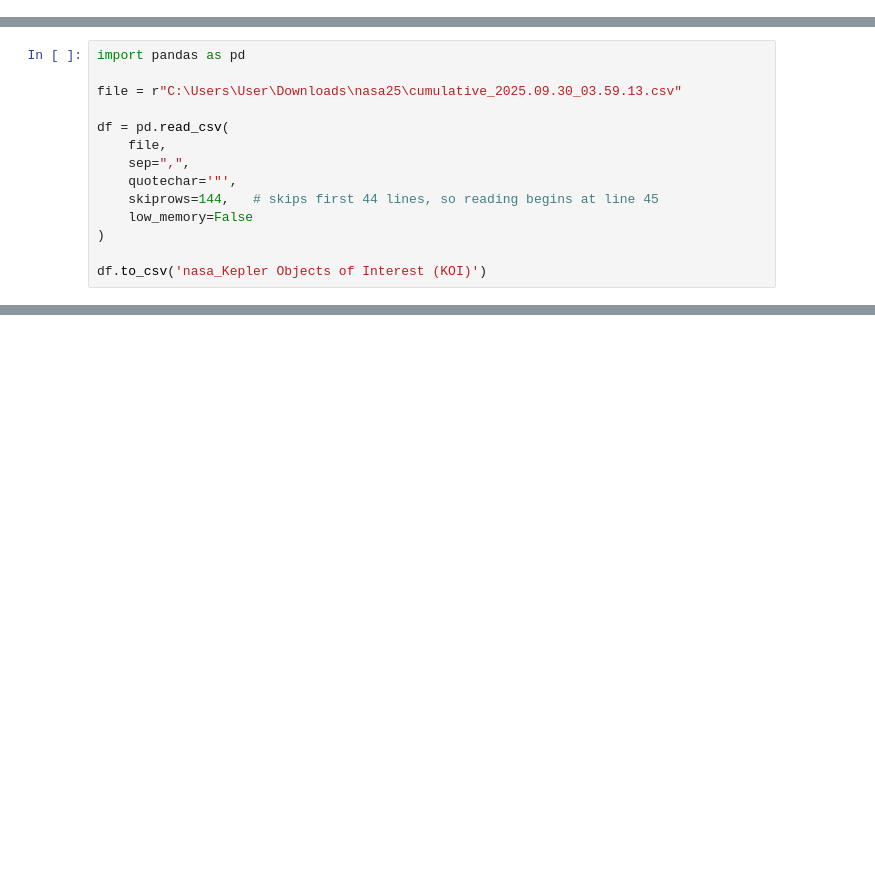
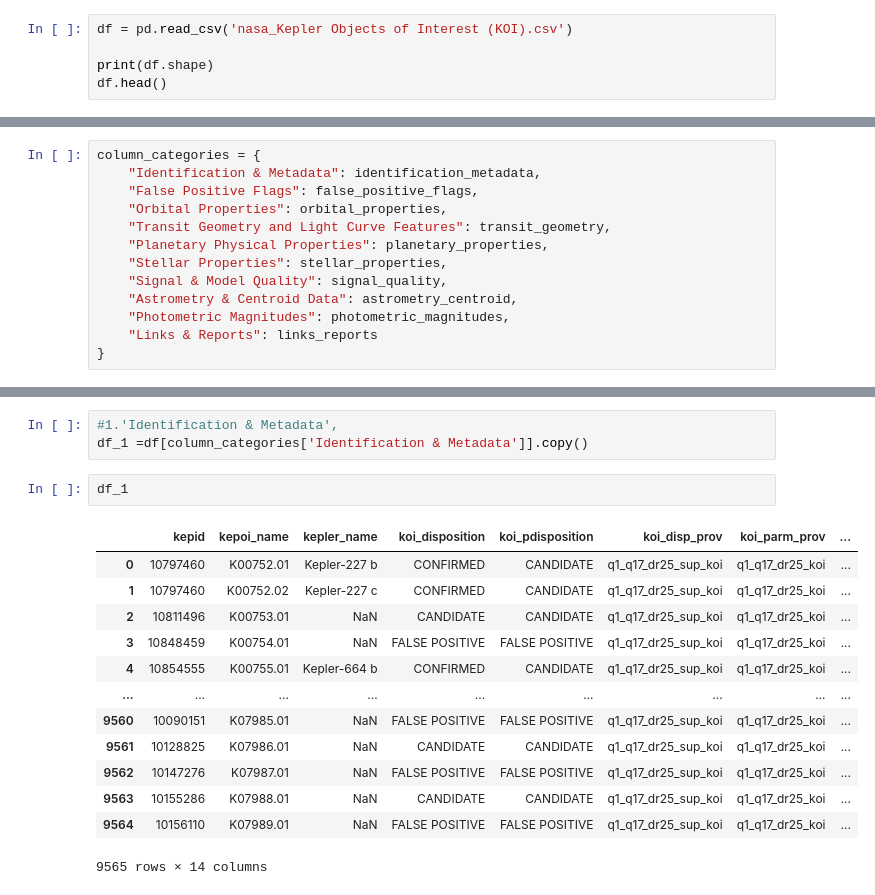
Before and after one commit to FAKER-112/nasa_25, a Jupyter notebook: notebook1.ipynb, the cells around one changed output, grey strips where cells are left out. Cells and saved outputs as stored; diff of their text form; blank space fills up the shorter version.

Commit message:
notebook, src, data tramsformation, dat ingestion

```diff
--- a/notebook1.ipynb
+++ b/notebook1.ipynb
@@ -44,0 +9,5 @@ df.shape
+# %%
+df = pd.read_csv('nasa_Kepler Objects of Interest (KOI).csv')
+
+print(df.shape)
+df.head()
@@ -53,14 +49,0 @@ memory usage: 10.3+ MB
-# %%
-import pandas as pd
-
-file = r"C:\Users\User\Downloads\nasa25\cumulative_2025.09.30_03.59.13.csv"
-
-df = pd.read_csv(
-    file,
-    sep=",",
-    quotechar='"',
-    skiprows=144,   # skips first 44 lines, so reading begins at line 45
-    low_memory=False
-)
-
-df.to_csv('nasa_Kepler Objects of Interest (KOI)')
@@ -83,0 +223,13 @@ col
+# %%
+column_categories = {
+    "Identification & Metadata": identification_metadata,
+    "False Positive Flags": false_positive_flags,
+    "Orbital Properties": orbital_properties,
+    "Transit Geometry and Light Curve Features": transit_geometry,
+    "Planetary Physical Properties": planetary_properties,
+    "Stellar Properties": stellar_properties,
+    "Signal & Model Quality": signal_quality,
+    "Astrometry & Centroid Data": astrometry_centroid,
+    "Photometric Magnitudes": photometric_magnitudes,
+    "Links & Reports": links_reports
+}
@@ -83,0 +278,19 @@ col
+# %%
+#1.'Identification & Metadata',
+df_1 =df[column_categories['Identification & Metadata']].copy()
+# %%
+df_1
+# %% [output]
+|  | kepid | kepoi_name | kepler_name | koi_disposition | koi_pdisposition | koi_disp_prov | koi_parm_prov | ... |
+| 0 | 10797460 | K00752.01 | Kepler-227 b | CONFIRMED | CANDIDATE | q1_q17_dr25_sup_koi | q1_q17_dr25_koi | ... |
+| 1 | 10797460 | K00752.02 | Kepler-227 c | CONFIRMED | CANDIDATE | q1_q17_dr25_sup_koi | q1_q17_dr25_koi | ... |
+| 2 | 10811496 | K00753.01 | NaN | CANDIDATE | CANDIDATE | q1_q17_dr25_sup_koi | q1_q17_dr25_koi | ... |
+| 3 | 10848459 | K00754.01 | NaN | FALSE POSITIVE | FALSE POSITIVE | q1_q17_dr25_sup_koi | q1_q17_dr25_koi | ... |
+| 4 | 10854555 | K00755.01 | Kepler-664 b | CONFIRMED | CANDIDATE | q1_q17_dr25_sup_koi | q1_q17_dr25_koi | ... |
+| ... | ... | ... | ... | ... | ... | ... | ... | ... |
+| 9560 | 10090151 | K07985.01 | NaN | FALSE POSITIVE | FALSE POSITIVE | q1_q17_dr25_sup_koi | q1_q17_dr25_koi | ... |
+| 9561 | 10128825 | K07986.01 | NaN | CANDIDATE | CANDIDATE | q1_q17_dr25_sup_koi | q1_q17_dr25_koi | ... |
+| 9562 | 10147276 | K07987.01 | NaN | FALSE POSITIVE | FALSE POSITIVE | q1_q17_dr25_sup_koi | q1_q17_dr25_koi | ... |
+| 9563 | 10155286 | K07988.01 | NaN | CANDIDATE | CANDIDATE | q1_q17_dr25_sup_koi | q1_q17_dr25_koi | ... |
+| 9564 | 10156110 | K07989.01 | NaN | FALSE POSITIVE | FALSE POSITIVE | q1_q17_dr25_sup_koi | q1_q17_dr25_koi | ... |
+9565 rows × 14 columns
```
Also changed, not shown: parts of 104 cells of this notebook, 7 other files.
